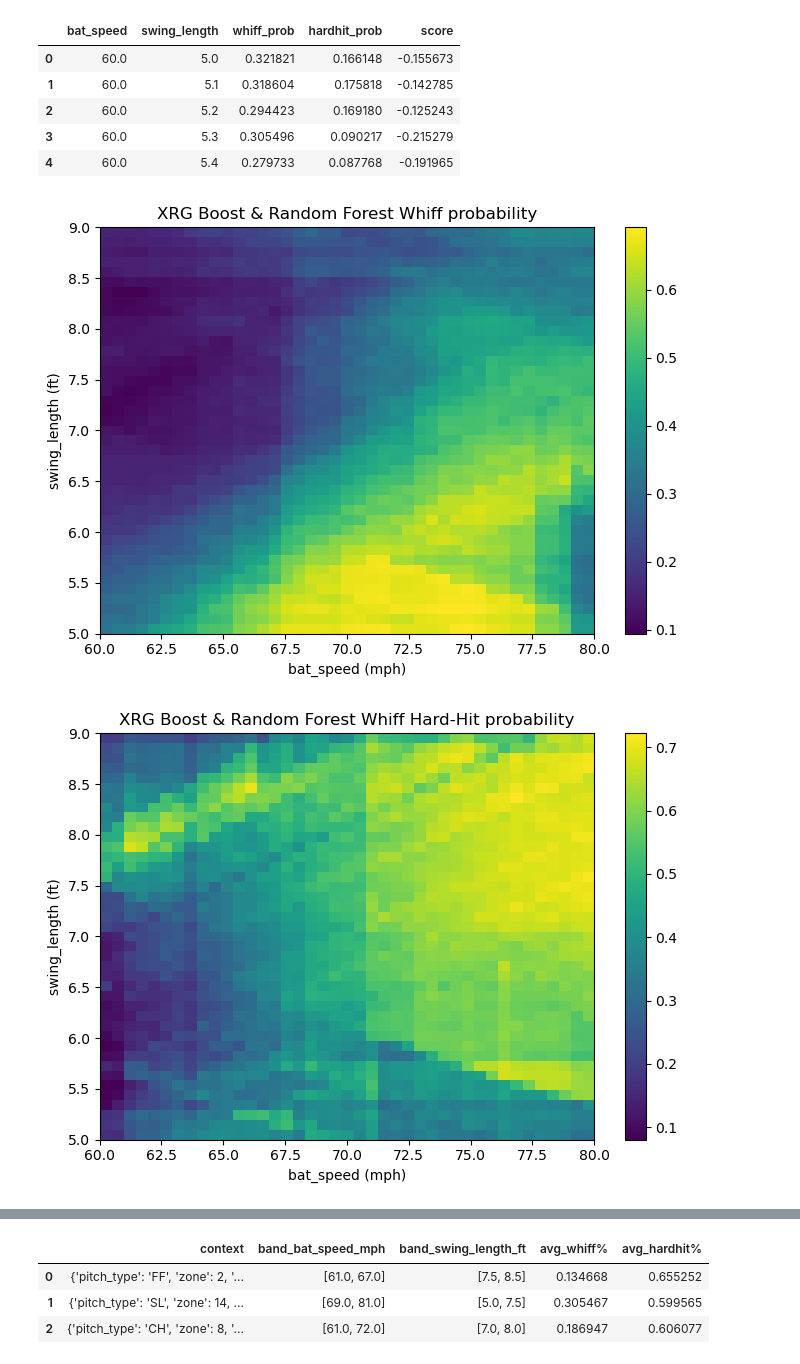
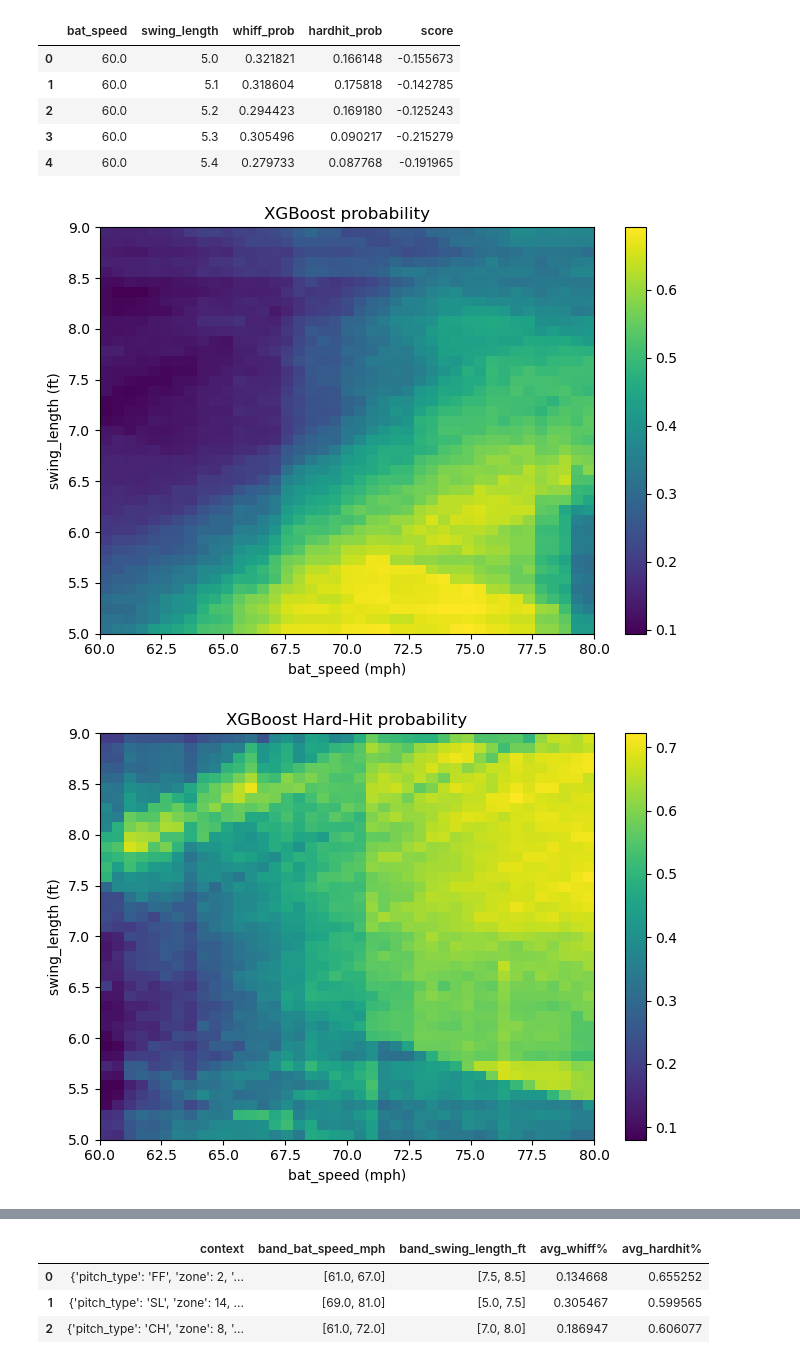
Before and after one commit to geniuspig2986/Whiff-and-Hard-Hit-Predictor, a Jupyter notebook: notebooks/Baseballting.ipynb, the cells around one changed output, grey strips where cells are left out. Cells and saved outputs as stored; diff of their text form; code cells hidden in the pictures.

```diff
--- a/notebooks/Baseballting.ipynb
+++ b/notebooks/Baseballting.ipynb
@@ -476,25 +659,25 @@ grid_out.head()
 # %%
 # pivot to 2D for plotting
 #cell 16
 whiff_mat = grid_out.pivot(index="swing_length", columns="bat_speed", values="whiff_prob")
 hard_mat  = grid_out.pivot(index="swing_length", columns="bat_speed", values="hardhit_prob")
 score_mat = grid_out.pivot(index="swing_length", columns="bat_speed", values="score")
 
 import matplotlib.pyplot as plt
 
 def show_heat(mat, title, xlabel="bat_speed (mph)", ylabel="swing_length (ft)"):
     plt.figure(figsize=(7,5))
     plt.imshow(mat.values, aspect="auto", origin="lower",
                extent=[mat.columns.min(), mat.columns.max(),
                        mat.index.min(), mat.index.max()])
     plt.colorbar()
     plt.title(title)
     plt.xlabel(xlabel); plt.ylabel(ylabel)
     plt.tight_layout(); plt.show()
 
-show_heat(whiff_mat, "XRG Boost & Random Forest Whiff probability")
-show_heat(hard_mat,  "XRG Boost & Random Forest Whiff Hard-Hit probability")
-show_heat(score_mat, "XRG Boost & Random Forest Whiff Score = Hard-Hit − Whiff")
+show_heat(whiff_mat, "XGBoost probability")
+show_heat(hard_mat,  "XGBoost Hard-Hit probability")
+show_heat(score_mat, "XGBoost Score = Hard-Hit − Whiff")
 # %% [output]
-[figure, old version]
+[figure, new version]
-[figure, old version]
+[figure, new version]
```
Also changed, not shown: parts of 6 cells of this notebook.
